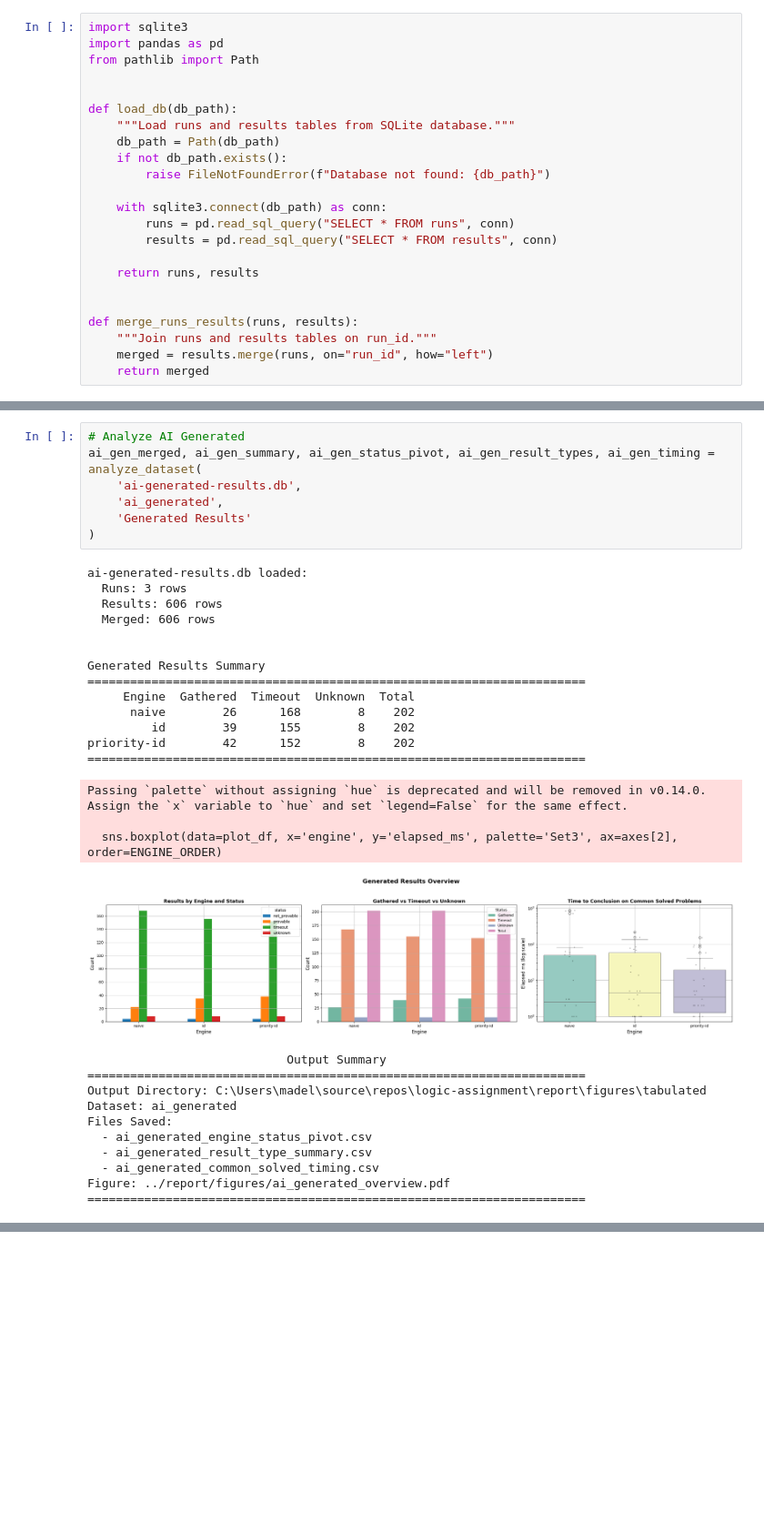
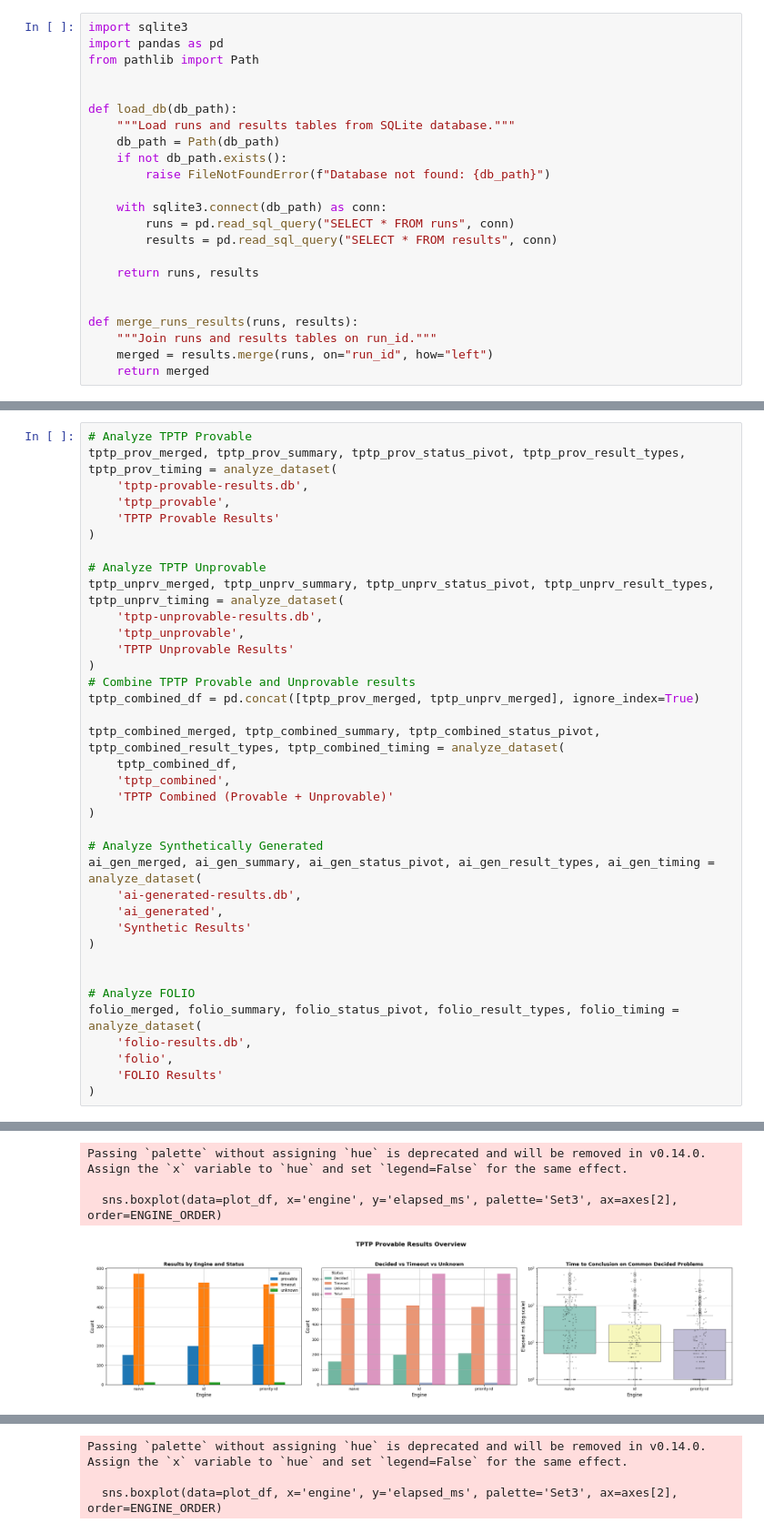
Before and after one commit to madiabio/logic-assignment, a Jupyter notebook: analysis/notebook.ipynb, the cells around one changed output, grey strips where cells are left out. Shown at 91% size. Saved outputs shown, nothing was run; the diff lists cells and outputs as text; blank space fills up the shorter version.

```diff
--- a/analysis/notebook.ipynb
+++ b/analysis/notebook.ipynb
@@ -396,35 +249,38 @@ Figure: ../report/figures/bushy_overview.pdf
-# %%
-# Analyze AI Generated
-ai_gen_merged, ai_gen_summary, ai_gen_status_pivot, ai_gen_result_types, ai_gen_timing = analyze_dataset(
-    'ai-generated-results.db',
-    'ai_generated',
-    'Generated Results'
-)
-# %% [output]
-ai-generated-results.db loaded:
-  Runs: 3 rows
-  Results: 606 rows
-  Merged: 606 rows
-
-
-Generated Results Summary
-======================================================================
-     Engine  Gathered  Timeout  Unknown  Total
-      naive        26      168        8    202
-         id        39      155        8    202
-priority-id        42      152        8    202
-======================================================================
-Passing `palette` without assigning `hue` is deprecated and will be removed in v0.14.0. Assign the `x` variable to `hue` and set `legend=False` for the same effect.
-
-  sns.boxplot(data=plot_df, x='engine', y='elapsed_ms', palette='Set3', ax=axes[2], order=ENGINE_ORDER)
-[figure, removed]
-                            Output Summary
-======================================================================
-Output Directory: C:\Users\madel\source\repos\logic-assignment\report\figures\tabulated
-Dataset: ai_generated
-Files Saved:
-  - ai_generated_engine_status_pivot.csv
-  - ai_generated_result_type_summary.csv
-  - ai_generated_common_solved_timing.csv
-Figure: ../report/figures/ai_generated_overview.pdf
-======================================================================
+# %%
+# Analyze TPTP Provable
+tptp_prov_merged, tptp_prov_summary, tptp_prov_status_pivot, tptp_prov_result_types, tptp_prov_timing = analyze_dataset(
+    'tptp-provable-results.db',
+    'tptp_provable',
+    'TPTP Provable Results'
+)
+
+# Analyze TPTP Unprovable
+tptp_unprv_merged, tptp_unprv_summary, tptp_unprv_status_pivot, tptp_unprv_result_types, tptp_unprv_timing = analyze_dataset(
+    'tptp-unprovable-results.db',
+    'tptp_unprovable',
+    'TPTP Unprovable Results'
+)
+# Combine TPTP Provable and Unprovable results
+tptp_combined_df = pd.concat([tptp_prov_merged, tptp_unprv_merged], ignore_index=True)
+
+tptp_combined_merged, tptp_combined_summary, tptp_combined_status_pivot, tptp_combined_result_types, tptp_combined_timing = analyze_dataset(
+    tptp_combined_df,
+    'tptp_combined',
+    'TPTP Combined (Provable + Unprovable)'
+)
+
+# Analyze Synthetically Generated
+ai_gen_merged, ai_gen_summary, ai_gen_status_pivot, ai_gen_result_types, ai_gen_timing = analyze_dataset(
+    'ai-generated-results.db',
+    'ai_generated',
+    'Synthetic Results'
+)
+
+
+# Analyze FOLIO
+folio_merged, folio_summary, folio_status_pivot, folio_result_types, folio_timing = analyze_dataset(
+    'folio-results.db',
+    'folio',
+    'FOLIO Results'
+)
+# %% [output]
@@ -430,0 +300,4 @@ Figure: ../report/figures/ai_generated_overview.pdf
+Passing `palette` without assigning `hue` is deprecated and will be removed in v0.14.0. Assign the `x` variable to `hue` and set `legend=False` for the same effect.
+
+  sns.boxplot(data=plot_df, x='engine', y='elapsed_ms', palette='Set3', ax=axes[2], order=ENGINE_ORDER)
+[figure, added]
@@ -430,0 +321,3 @@ Figure: ../report/figures/ai_generated_overview.pdf
+Passing `palette` without assigning `hue` is deprecated and will be removed in v0.14.0. Assign the `x` variable to `hue` and set `legend=False` for the same effect.
+
+  sns.boxplot(data=plot_df, x='engine', y='elapsed_ms', palette='Set3', ax=axes[2], order=ENGINE_ORDER)
```
Also changed, not shown: parts of 7 cells of this notebook, 13 other files.
